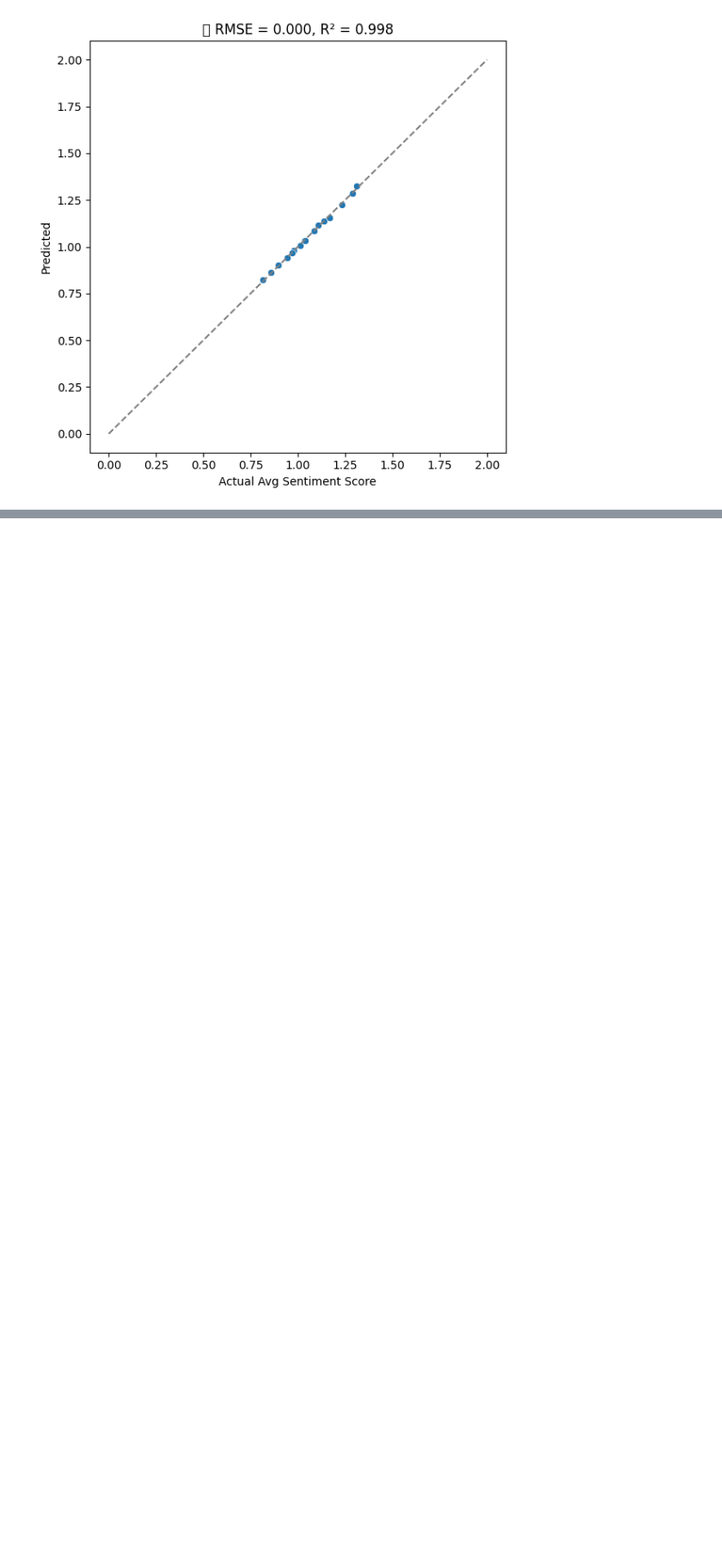
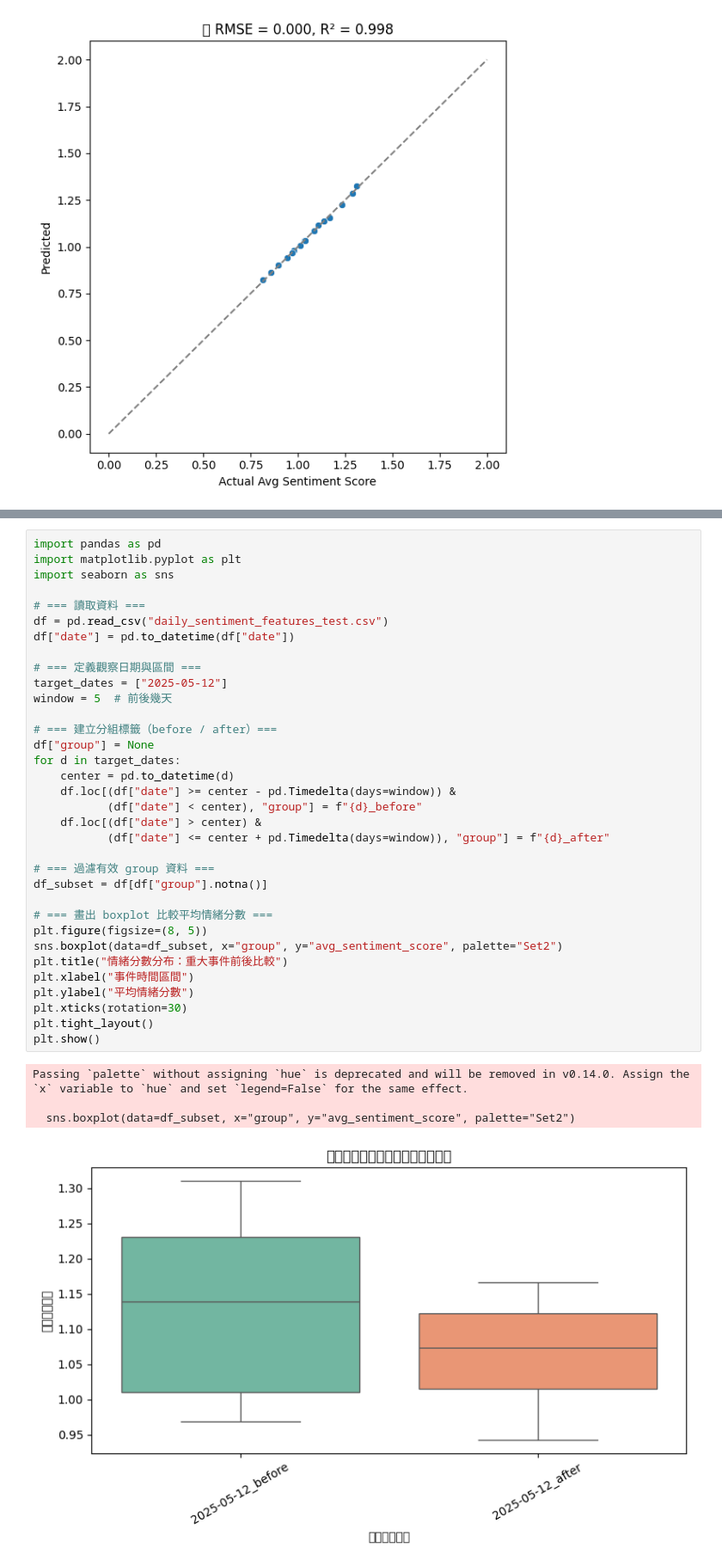
Before and after one commit to eric2003-tj/Python_ML_final, a Jupyter notebook: average_emotion_model.ipynb, the cells around one changed output, grey strips where cells are left out. Shown at 86% size. Drawn from its saved outputs; the diff is of its cells as text; blank space fills up the shorter version.

```diff
--- a/average_emotion_model.ipynb
+++ b/average_emotion_model.ipynb
@@ -733,0 +799,39 @@ plt.show()
+# %%
+import pandas as pd
+import matplotlib.pyplot as plt
+import seaborn as sns
+
+# === 讀取資料 ===
+df = pd.read_csv("daily_sentiment_features_test.csv")
+df["date"] = pd.to_datetime(df["date"])
+
+# === 定義觀察日期與區間 ===
+target_dates = ["2025-05-12"]
+window = 5  # 前後幾天
+
+# === 建立分組標籤（before / after）===
+df["group"] = None
+for d in target_dates:
+    center = pd.to_datetime(d)
+    df.loc[(df["date"] >= center - pd.Timedelta(days=window)) &
+           (df["date"] < center), "group"] = f"{d}_before"
+    df.loc[(df["date"] > center) &
+           (df["date"] <= center + pd.Timedelta(days=window)), "group"] = f"{d}_after"
+
+# === 過濾有效 group 資料 ===
+df_subset = df[df["group"].notna()]
+
+# === 畫出 boxplot 比較平均情緒分數 ===
+plt.figure(figsize=(8, 5))
+sns.boxplot(data=df_subset, x="group", y="avg_sentiment_score", palette="Set2")
+plt.title("情緒分數分布：重大事件前後比較")
+plt.xlabel("事件時間區間")
+plt.ylabel("平均情緒分數")
+plt.xticks(rotation=30)
+plt.tight_layout()
+plt.show()
+# %% [output]
+Passing `palette` without assigning `hue` is deprecated and will be removed in v0.14.0. Assign the `x` variable to `hue` and set `legend=False` for the same effect.
+
+  sns.boxplot(data=df_subset, x="group", y="avg_sentiment_score", palette="Set2")
+[figure, added]
```
Also changed, not shown: parts of 3 cells of this notebook.
